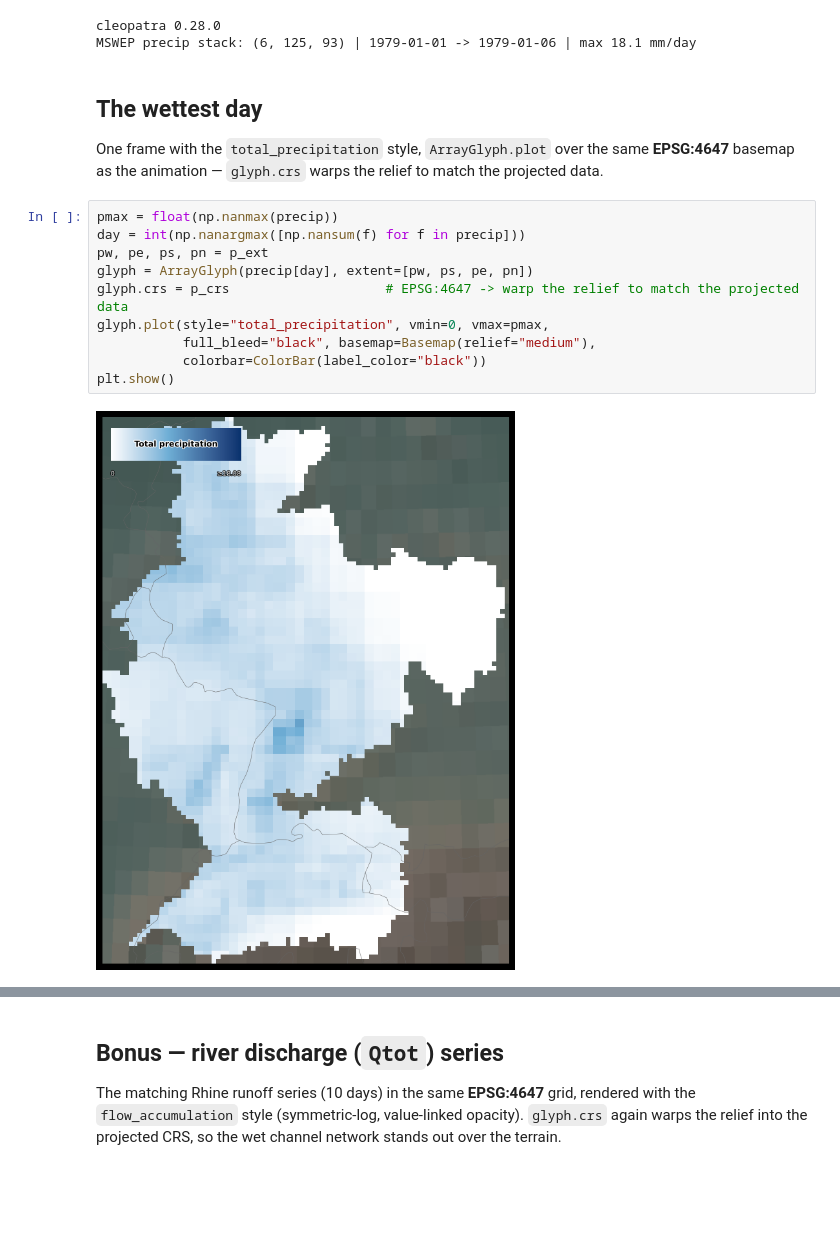
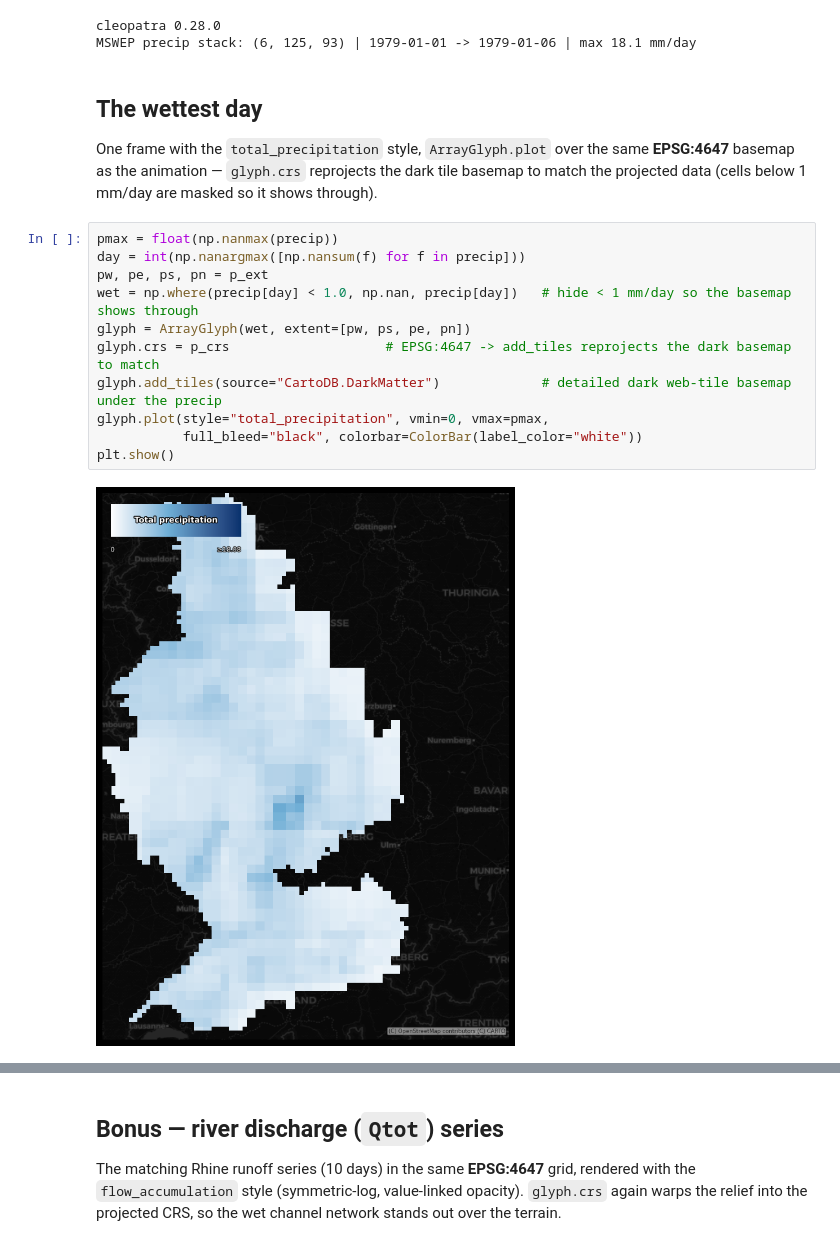
Before and after one commit to serapeum-org/cleopatra, a Jupyter notebook: docs/notebooks/presets/precipitation_animation.ipynb, the cells around one changed output, grey strips where cells are left out. Drawn from its saved outputs; the diff is of its cells as text; blank space fills up the shorter version.

```diff
--- a/docs/notebooks/presets/precipitation_animation.ipynb
+++ b/docs/notebooks/presets/precipitation_animation.ipynb
@@ -32,19 +32,20 @@ MSWEP precip stack: (6, 125, 93) | 1979-01-01 -> 1979-01-06 | max 18.1 mm/day
 ## The wettest day
 
 One frame with the `total_precipitation` style, `ArrayGlyph.plot` over the same **EPSG:4647** basemap as the
-animation — `glyph.crs` warps the relief to match the projected data.
+animation — `glyph.crs` reprojects the dark tile basemap to match the projected data (cells below 1 mm/day are masked so it shows through).
 # %%
 pmax = float(np.nanmax(precip))
 day = int(np.nanargmax([np.nansum(f) for f in precip]))
 pw, pe, ps, pn = p_ext
-glyph = ArrayGlyph(precip[day], extent=[pw, ps, pe, pn])
-glyph.crs = p_crs                    # EPSG:4647 -> warp the relief to match the projected data
+wet = np.where(precip[day] < 1.0, np.nan, precip[day])   # hide < 1 mm/day so the basemap shows through
+glyph = ArrayGlyph(wet, extent=[pw, ps, pe, pn])
+glyph.crs = p_crs                    # EPSG:4647 -> add_tiles reprojects the dark basemap to match
+glyph.add_tiles(source="CartoDB.DarkMatter")             # detailed dark web-tile basemap under the precip
 glyph.plot(style="total_precipitation", vmin=0, vmax=pmax,
-           full_bleed="black", basemap=Basemap(relief="medium"),
-           colorbar=ColorBar(label_color="black"))
+           full_bleed="black", colorbar=ColorBar(label_color="white"))
 plt.show()
 # %% [output]
-[figure, old version]
+[figure, new version]
 # %% [markdown]
 ## Animated — the daily precipitation series, over a **projected-CRS** basemap
 
```
Also changed, not shown: parts of 2 cells of this notebook.
